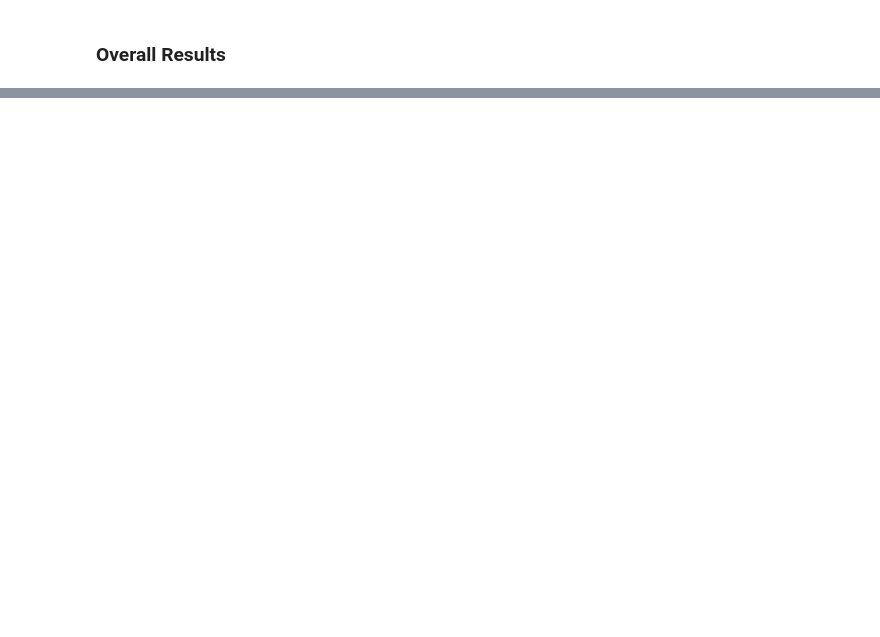
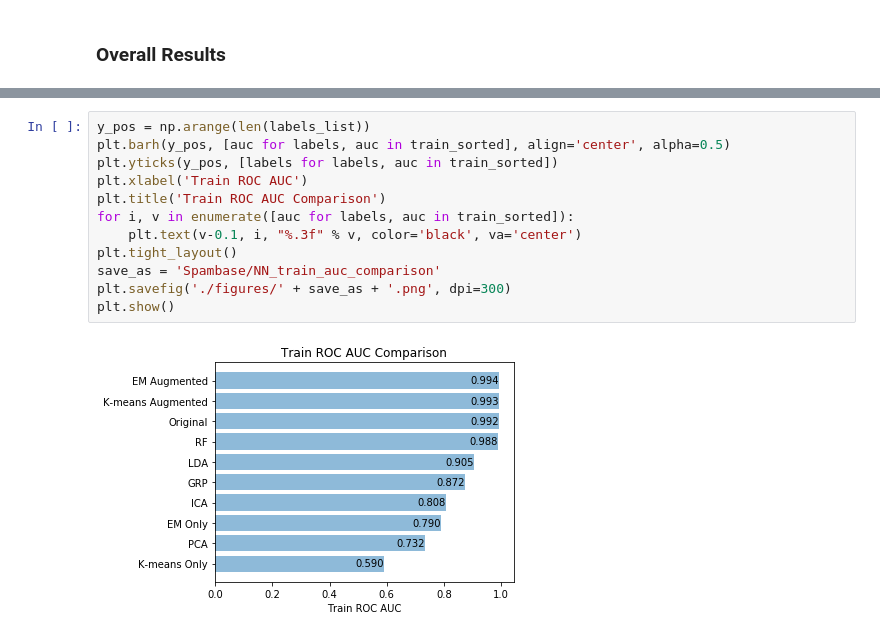
Before and after one commit to sikhoalieng/Machine-Learning, a Jupyter notebook: unsupervised learning/Spambase - NN with Clustering and DR.ipynb, the cells around one changed output, grey strips where cells are left out. Cells and saved outputs as stored; diff of their text form; blank space fills up the shorter version.

```diff
--- a/unsupervised learning/Spambase - NN with Clustering and DR.ipynb
+++ b/unsupervised learning/Spambase - NN with Clustering and DR.ipynb
@@ -812,3 +863,17 @@ plt.show()
+# %%
+y_pos = np.arange(len(labels_list))
+plt.barh(y_pos, [auc for labels, auc in train_sorted], align='center', alpha=0.5)
+plt.yticks(y_pos, [labels for labels, auc in train_sorted])
+plt.xlabel('Train ROC AUC')
+plt.title('Train ROC AUC Comparison')
+for i, v in enumerate([auc for labels, auc in train_sorted]):
+    plt.text(v-0.1, i, "%.3f" % v, color='black', va='center')
+plt.tight_layout()
+save_as = 'Spambase/NN_train_auc_comparison'
+plt.savefig('./figures/' + save_as + '.png', dpi=300)
+plt.show()
+# %% [output]
+[figure, added]
 # %%
 y_pos = np.arange(len(labels_list))
 plt.barh(y_pos, [auc for labels, auc in test_sorted], align='center', alpha=0.5)
```
Also changed, not shown: parts of 21 cells of this notebook, 1 other file.
